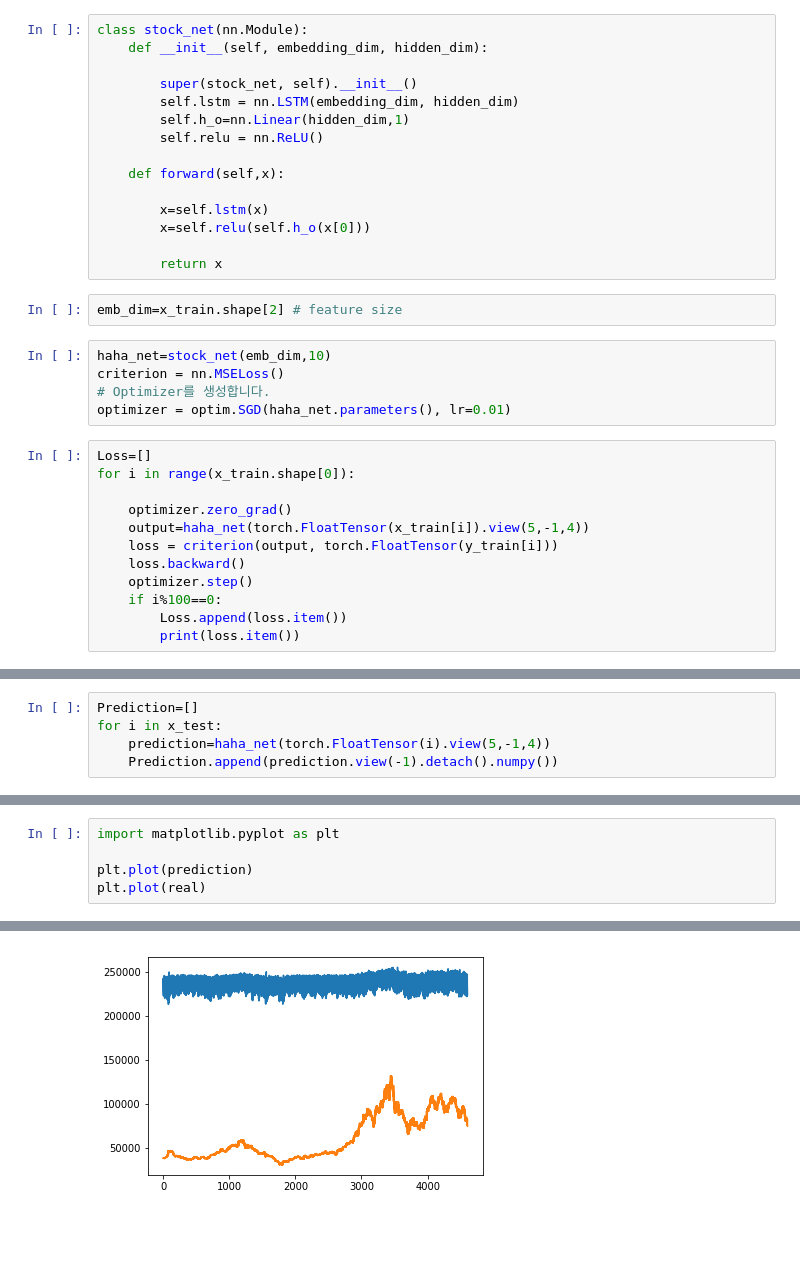
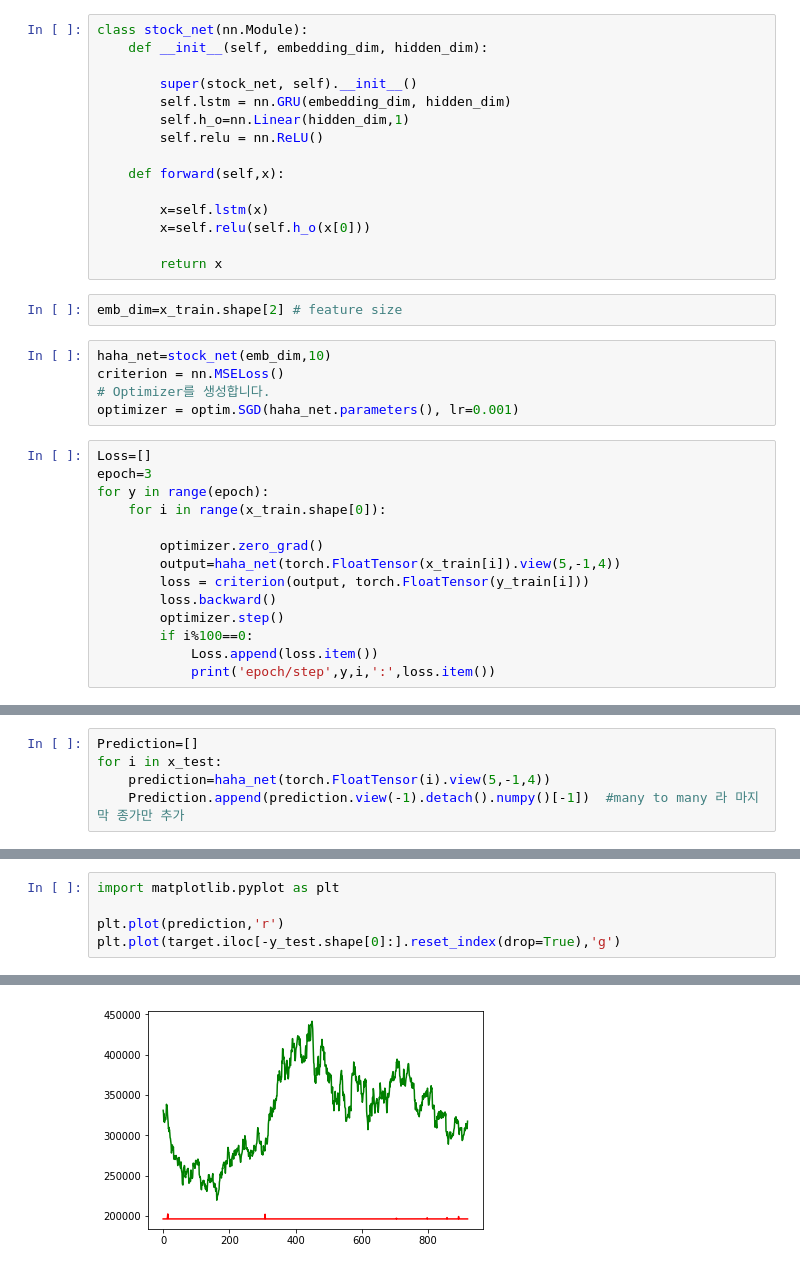
Before and after one commit to limaries30/fun_stock, a Jupyter notebook: prediction.ipynb, the cells around one changed output, grey strips where cells are left out. Saved outputs shown, nothing was run; the diff lists cells and outputs as text; blank space fills up the shorter version.

```diff
--- a/prediction.ipynb
+++ b/prediction.ipynb
@@ -52,7 +54,7 @@ class stock_net(nn.Module):
     def __init__(self, embedding_dim, hidden_dim):
 
         super(stock_net, self).__init__()
-        self.lstm = nn.LSTM(embedding_dim, hidden_dim)
+        self.lstm = nn.GRU(embedding_dim, hidden_dim)
         self.h_o=nn.Linear(hidden_dim,1)
         self.relu = nn.ReLU()
 
@@ -68,17 +70,19 @@ emb_dim=x_train.shape[2] # feature size
 haha_net=stock_net(emb_dim,10)
 criterion = nn.MSELoss()
 # Optimizer를 생성합니다.
-optimizer = optim.SGD(haha_net.parameters(), lr=0.01)
+optimizer = optim.SGD(haha_net.parameters(), lr=0.001)
 # %%
 Loss=[]
-for i in range(x_train.shape[0]):
+epoch=3
+for y in range(epoch):
+    for i in range(x_train.shape[0]):
 
-    optimizer.zero_grad()
-    output=haha_net(torch.FloatTensor(x_train[i]).view(5,-1,4))
-    loss = criterion(output, torch.FloatTensor(y_train[i]))
-    loss.backward()
-    optimizer.step()
-    if i%100==0:
-        Loss.append(loss.item())
-        print(loss.item())
+        optimizer.zero_grad()
+        output=haha_net(torch.FloatTensor(x_train[i]).view(5,-1,4))
+        loss = criterion(output, torch.FloatTensor(y_train[i]))
+        loss.backward()
+        optimizer.step()
+        if i%100==0:
+            Loss.append(loss.item())
+            print('epoch/step',y,i,':',loss.item())
 # %% [output]
@@ -103,6 +107,6 @@ for i in range(x_train.shape[0]):
 Prediction=[]
 for i in x_test:
     prediction=haha_net(torch.FloatTensor(i).view(5,-1,4))
-    Prediction.append(prediction.view(-1).detach().numpy())
+    Prediction.append(prediction.view(-1).detach().numpy()[-1])  #many to many 라 마지막 종가만 추가
 # %%
 Prediction=np.array(Prediction).reshape(-1)
@@ -112,8 +118,8 @@ real=scaler_test.inverse_transform(y_test.reshape(-1,1))
 # %%
 import matplotlib.pyplot as plt
 
-plt.plot(prediction)
-plt.plot(real)
+plt.plot(prediction,'r')
+plt.plot(target.iloc[-y_test.shape[0]:].reset_index(drop=True),'g')
 # %% [output]
 [<matplotlib.lines.Line2D at 0x...>]
-[figure, old version]
+[figure, new version]
```
Also changed, not shown: parts of 6 cells of this notebook.
